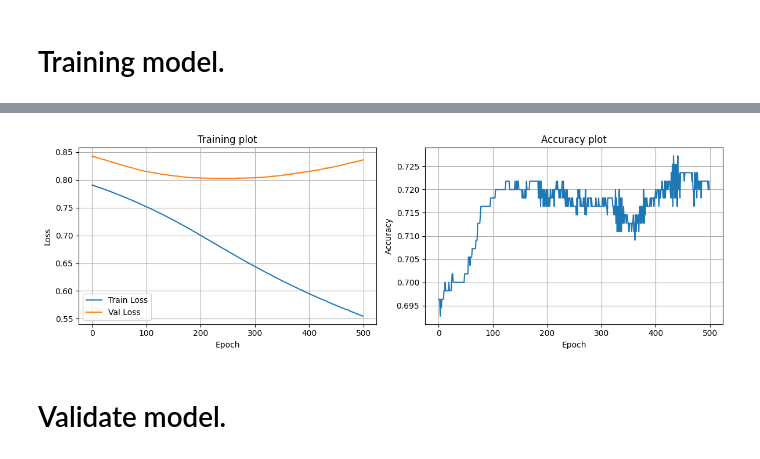
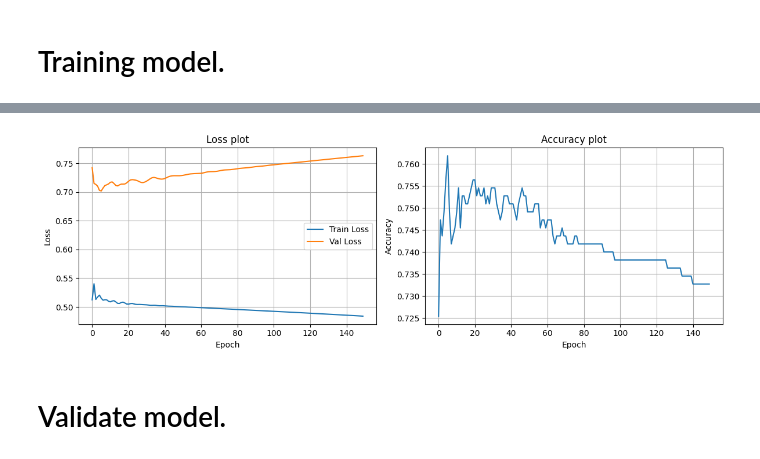
Before and after one commit to mosheadd/KANProt, a Jupyter notebook: prototype.ipynb, the cells around one changed output, grey strips where cells are left out. Saved outputs shown, nothing was run; the diff lists cells and outputs as text; code cells hidden in the pictures.

Commit message:
add early stopping to train model with val function

```diff
--- a/prototype.ipynb
+++ b/prototype.ipynb
@@ -110,12 +110,14 @@ MultKAN(
 # %% [markdown]
 # Training model.
 # %%
-def train_model_with_val(model, x_train, y_train, x_val, y_val, epochs=500, lr=1e-3, print_epoch_every=5):
+def train_model_with_val(model, x_train, y_train, x_val, y_val, epochs=150, lr=1e-3, print_epoch_every=5, early_stopping=True):
     optimizer = torch.optim.Adam(model.parameters(), lr=lr)
 
     train_losses = []
     val_losses = []
     val_acc = []
+
+    last_val_loss = 999999.0
     for epoch in range(epochs):
         model.train()
         predictions = model(x_train)
@@ -138,9 +140,12 @@ def train_model_with_val(model, x_train, y_train, x_val, y_val, epochs=500, lr=1
         val_losses.append(val_loss.item())
         val_acc.append(val_accuracy)
 
-        if epoch % print_epoch_every == 0:
+        if epoch % print_epoch_every == 0 or epoch == epochs - 1:
             print(f"Epoch: {epoch}; train loss={loss.item():.4f}; val loss: {val_loss.item():.4f}; val acc: {val_accuracy:.4f}")
 
+        if val_loss.item() >= last_val_loss and early_stopping:
+            break
+
     return train_losses, val_losses, val_acc
 # %%
 print("Training...")
@@ -152,7 +157,7 @@ axes[0].plot(train_losses, label='Train Loss')
 axes[0].plot(val_losses, label='Val Loss')
 axes[0].set_xlabel('Epoch')
 axes[0].set_ylabel('Loss')
-axes[0].set_title('Training plot')
+axes[0].set_title('Loss plot')
 axes[0].legend()
 axes[0].grid(True)
 
@@ -185,4 +190,4 @@ Epoch: 495; train loss=0.5562; val loss: 0.8346; val acc: 0.7218
-[figure, old version]
+[figure, new version]
 # %% [markdown]
 # Validate model.
 # %%
```
Also changed, not shown: parts of 4 cells of this notebook, 2 other files.
